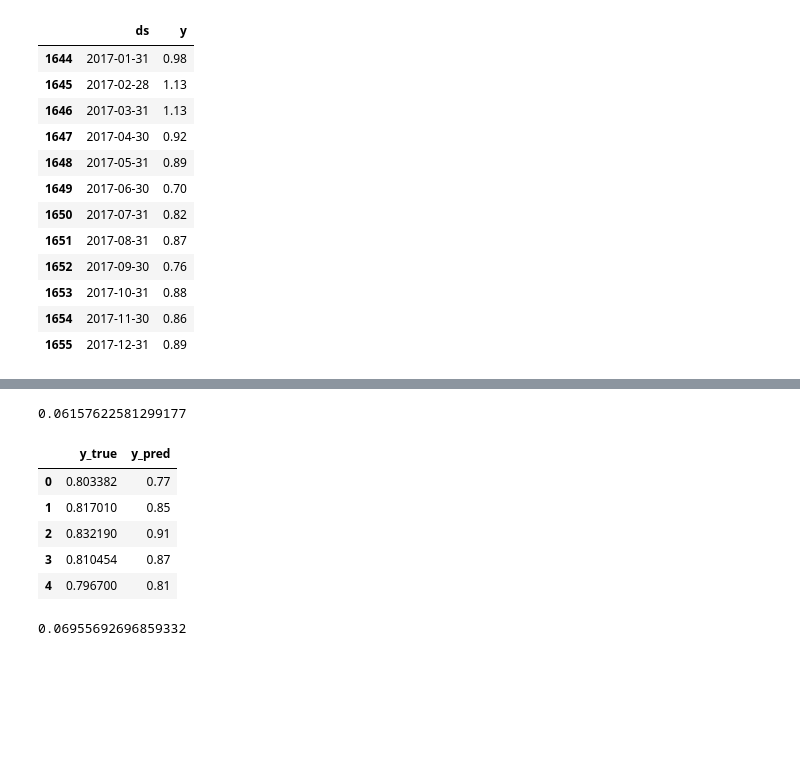
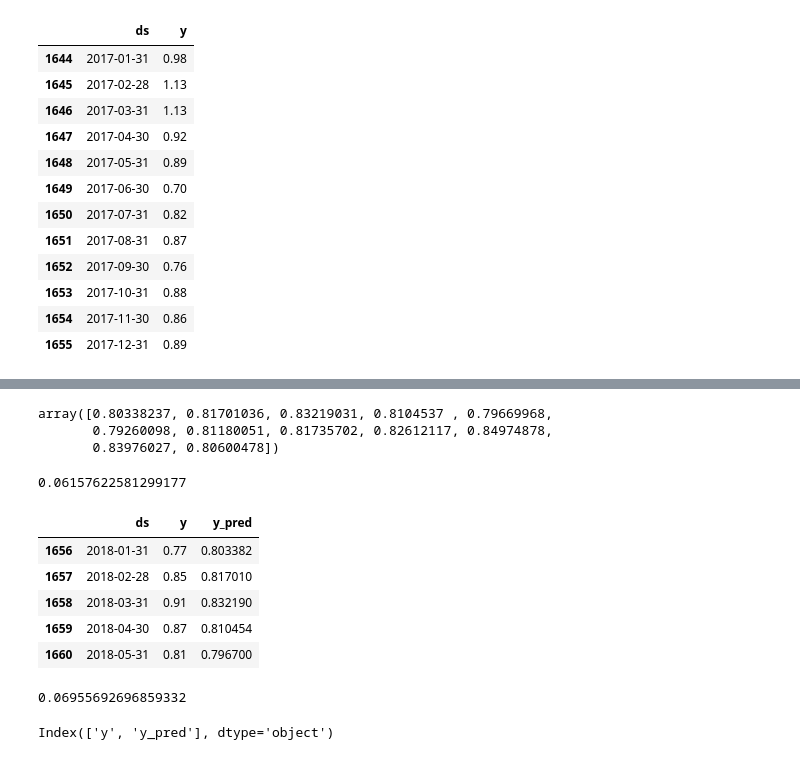
Before and after one commit to AnaAGG/Code_Pills, a Jupyter notebook: Time-Series-Prophet/Notebooks/1- Time-Series.ipynb, the cells around one changed output, grey strips where cells are left out. Drawn from its saved outputs; the diff is of its cells as text; code cells hidden in the pictures; blank space fills up the shorter version.

```diff
--- a/Time-Series-Prophet/Notebooks/1- Time-Series.ipynb
+++ b/Time-Series-Prophet/Notebooks/1- Time-Series.ipynb
@@ -199,22 +193,31 @@ array([0.80338237, 0.81701036, 0.83219031, 0.8104537 , 0.79669968,
+# %%
+y_pred["yhat"].values
+# %% [output]
+array([0.80338237, 0.81701036, 0.83219031, 0.8104537 , 0.79669968,
+       0.79260098, 0.81180051, 0.81735702, 0.82612117, 0.84974878,
+       0.83976027, 0.80600478])
 # %%
 # calculate MAE between expected and predicted values for december
 mae = mean_absolute_error(test.y.values, y_pred["yhat"].values)
 mae
 # %% [output]
 0.06157622581299177
-# %%
-pred_df = pd.DataFrame(test.y.values, y_pred["yhat"].values).reset_index()
-pred_df.columns = ["y_true", "y_pred"]
-pred_df.head()
-# %% [output]
-|  | y_true | y_pred |
-| 0 | 0.803382 | 0.77 |
-| 1 | 0.817010 | 0.85 |
-| 2 | 0.832190 | 0.91 |
-| 3 | 0.810454 | 0.87 |
-| 4 | 0.796700 | 0.81 |
-# %%
-rms = sqrt(mean_squared_error(test.y.values, y_pred["yhat"].values))
-rms
-# %% [output]
-0.06955692696859332
+# %%
+test["y_pred"] = y_pred["yhat"].values
+test.head()
+# %% [output]
+|  | ds | y | y_pred |
+| 1656 | 2018-01-31 | 0.77 | 0.803382 |
+| 1657 | 2018-02-28 | 0.85 | 0.817010 |
+| 1658 | 2018-03-31 | 0.91 | 0.832190 |
+| 1659 | 2018-04-30 | 0.87 | 0.810454 |
+| 1660 | 2018-05-31 | 0.81 | 0.796700 |
+# %%
+rms = sqrt(mean_squared_error(test.y.values, y_pred["yhat"].values))
+rms
+# %% [output]
+0.06955692696859332
+# %%
+test.columns[1:3]
+# %% [output]
+Index(['y', 'y_pred'], dtype='object')
```
Also changed, not shown: parts of 8 cells of this notebook.
